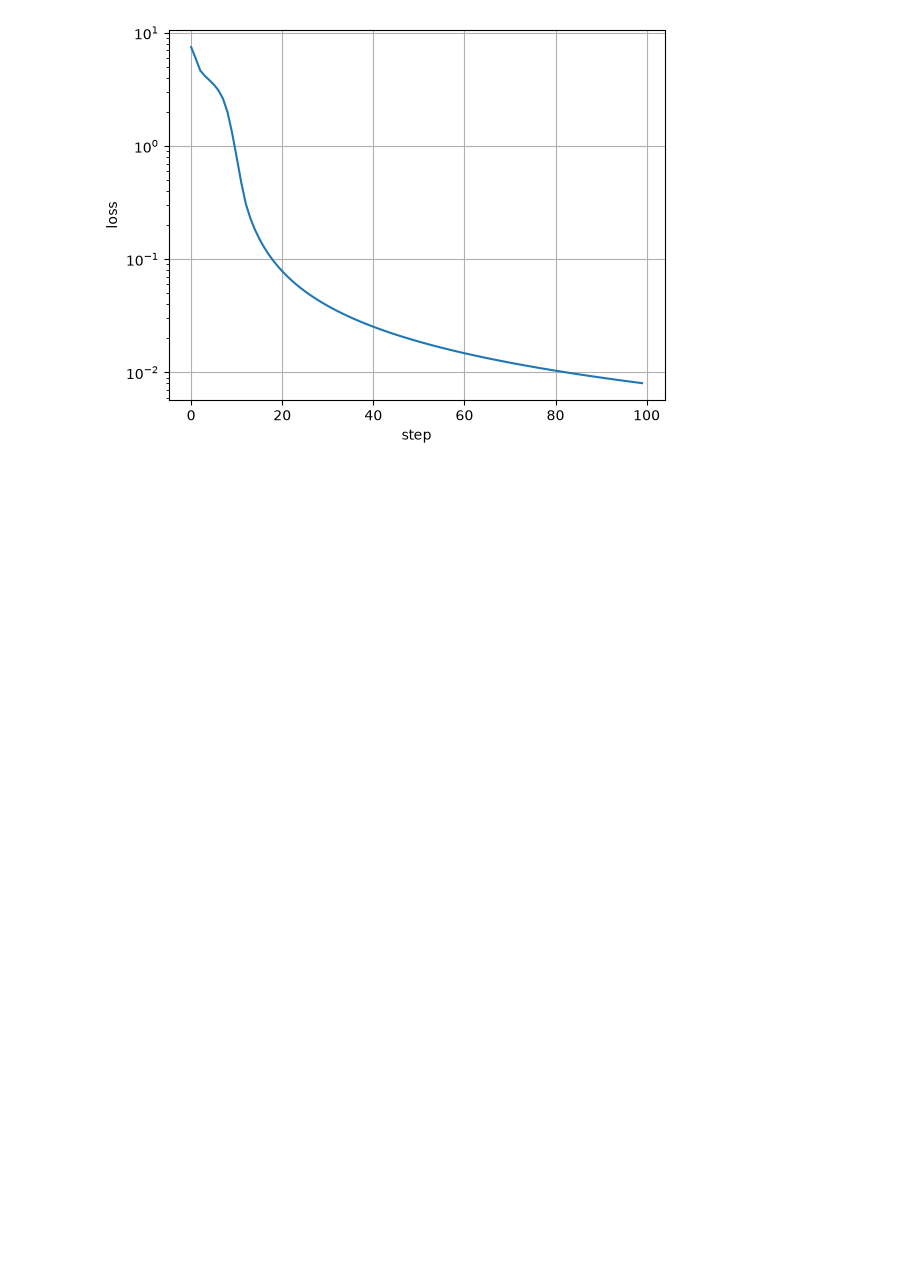
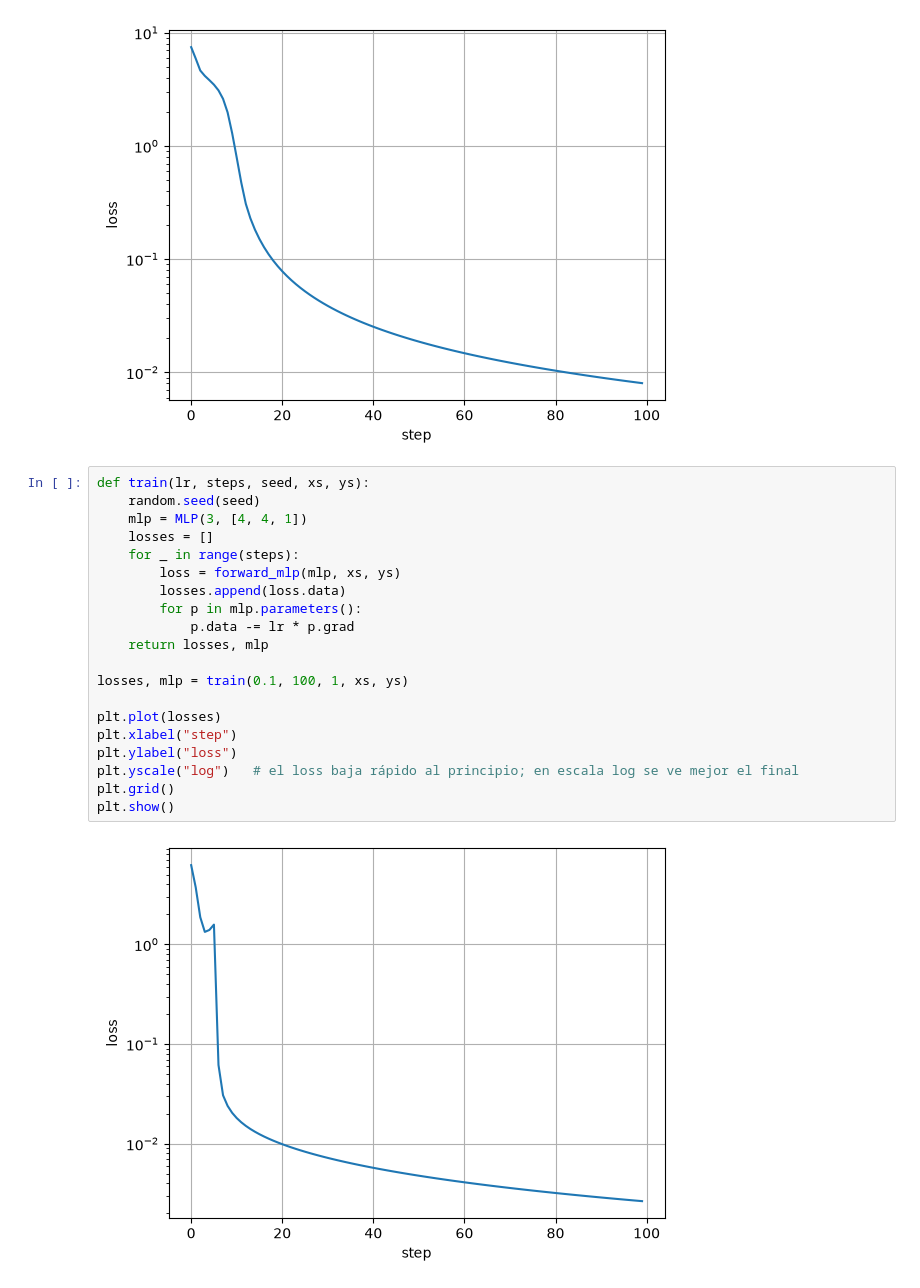
Before and after one commit to juanrojasdp/otun-lm, a Jupyter notebook: phase1/01-micrograd/micrograd.ipynb, the cells around one changed output. Cells and saved outputs as stored; diff of their text form; blank space fills up the shorter version.

```diff
--- a/phase1/01-micrograd/micrograd.ipynb
+++ b/phase1/01-micrograd/micrograd.ipynb
@@ -276,3 +276,25 @@ target: -1.0   pred: -0.9688
 target: -1.0   pred: -0.9447
 target: +1.0   pred: +0.9483
 [figure]
+# %%
+def train(lr, steps, seed, xs, ys):
+    random.seed(seed)
+    mlp = MLP(3, [4, 4, 1])
+    losses = []
+    for _ in range(steps):
+        loss = forward_mlp(mlp, xs, ys)
+        losses.append(loss.data)
+        for p in mlp.parameters():
+            p.data -= lr * p.grad
+    return losses, mlp
+
+losses, mlp = train(0.1, 100, 1, xs, ys)
+
+plt.plot(losses)
+plt.xlabel("step")
+plt.ylabel("loss")
+plt.yscale("log")   # el loss baja rápido al principio; en escala log se ve mejor el final
+plt.grid()
+plt.show()
+# %% [output]
+[figure, added]
```
Also changed, not shown: parts of 3 cells of this notebook, 2 other files.
